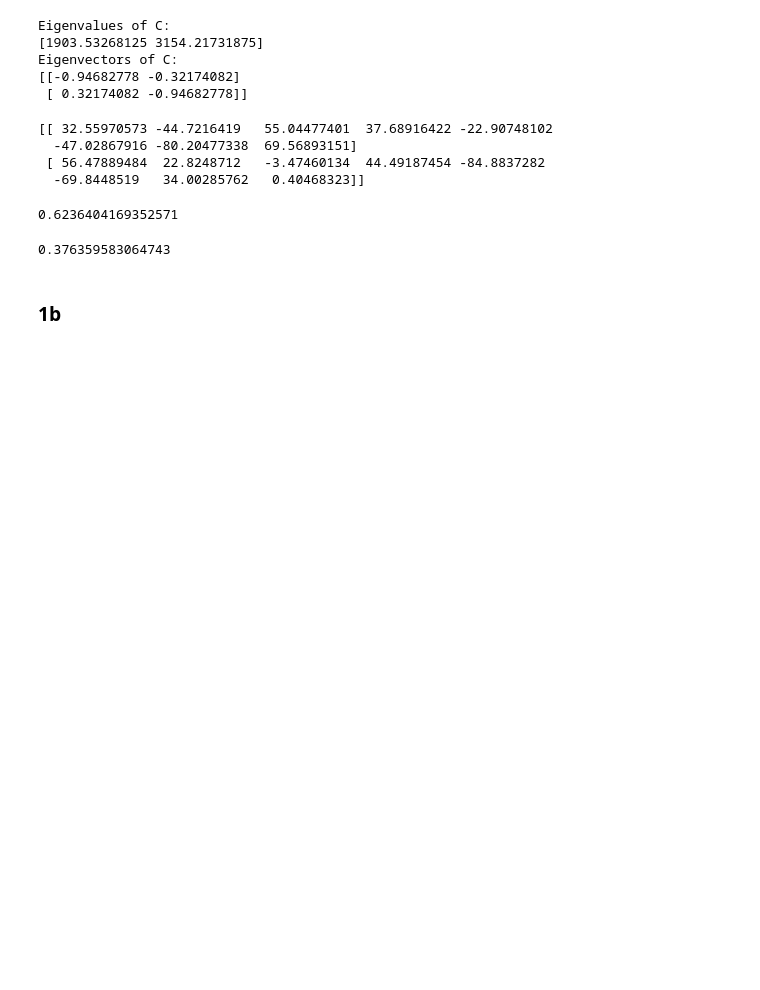
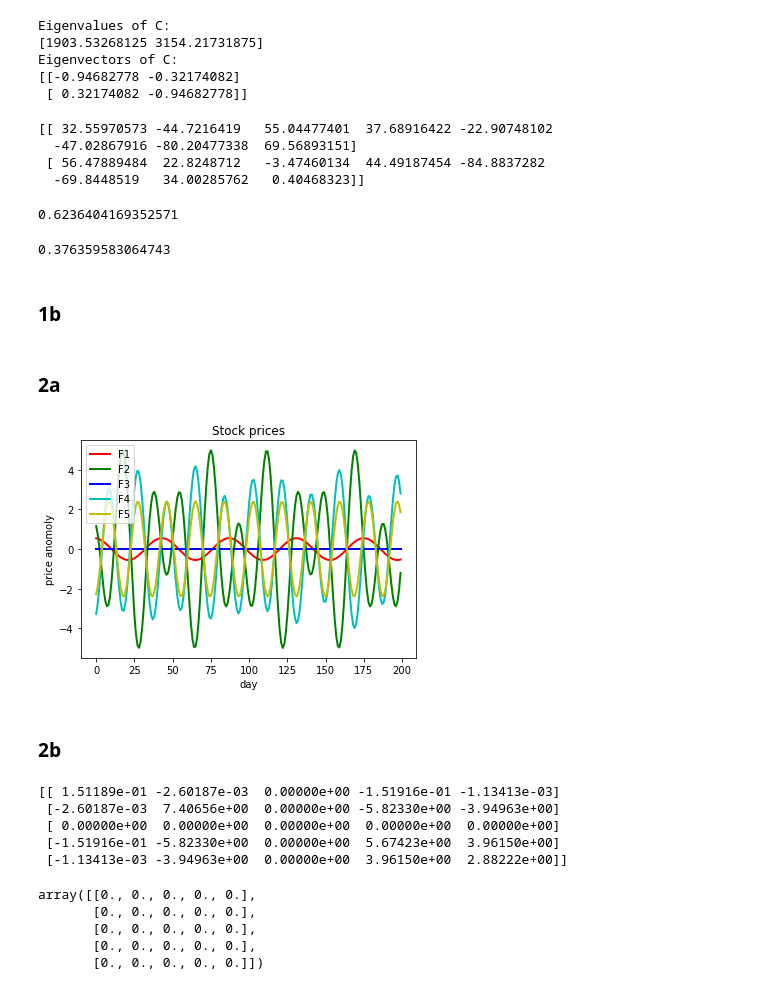
Before and after one commit to zmiller22/AM120, a Jupyter notebook: HW04/HW04.ipynb, the cells around one changed output. Cells and saved outputs as stored; diff of their text form; code cells hidden in the pictures; blank space fills up the shorter version.

```diff
--- a/HW04/HW04.ipynb
+++ b/HW04/HW04.ipynb
@@ -45,3 +45,5 @@ eigvals[0]/np.sum(eigvals)
 0.376359583064743
 # %% [markdown]
 ### 1b
+# %% [markdown]
+### 2a
@@ -47,0 +54,47 @@ eigvals[0]/np.sum(eigvals)
+# %%
+# Create the data
+N = 1000
+V1 = np.array([0, 1.1, 0, -1.1, -0.8]).reshape(5,1)
+V2 = np.array([0, -1, 0, 0.2, 0]).reshape(5,1)
+V3 = np.array([-1.1, 0, 0, 1.1, 0]).reshape(5,1)
+t = np.linspace(1, N, 1000)
+
+F = 3*V1*np.cos(t/3)+2*V2*np.cos(t/5)-0.5*V3*np.cos(t/7)
+# %%
+# Plot the data
+Np = 200
+tp = np.arange(0,Np).reshape(1,Np)
+
+fig1=plt.figure(1); plt.clf();
+hl1,=plt.plot(tp.T,F[0,tp].T,'r-',linewidth=2);
+hl2,=plt.plot(tp.T,F[1,tp].T,'g-',linewidth=2);
+hl3,=plt.plot(tp.T,F[2,tp].T,'b-',linewidth=2);
+hl4,=plt.plot(tp.T,F[3,tp].T,'c-',linewidth=2);
+hl5,=plt.plot(tp.T,F[4,tp].T,'y-',linewidth=2);
+plt.legend([hl1,hl2,hl3,hl4,hl5],['F1','F2','F3','F4','F5']);
+plt.xlabel('day'); plt.ylabel('price anomoly'); plt.title('Stock prices');
+# %% [output]
+[figure, added]
+# %% [markdown]
+### 2b
+# %%
+# Calculate the covariance matrix
+C = np.matmul(F,F.T)/N
+np.set_printoptions(linewidth=132)
+print(C)
+# %% [output]
+[[ 1.51189e-01 -2.60187e-03  0.00000e+00 -1.51916e-01 -1.13413e-03]
+ [-2.60187e-03  7.40656e+00  0.00000e+00 -5.82330e+00 -3.94963e+00]
+ [ 0.00000e+00  0.00000e+00  0.00000e+00  0.00000e+00  0.00000e+00]
+ [-1.51916e-01 -5.82330e+00  0.00000e+00  5.67423e+00  3.96150e+00]
+ [-1.13413e-03 -3.94963e+00  0.00000e+00  3.96150e+00  2.88222e+00]]
+# %%
+# Verify that the covaraiance matrix is symmetric by checking that C-C.T = a matrix of
+# zeros, which indicates that C = C.T
+C-C.T
+# %% [output]
+array([[0., 0., 0., 0., 0.],
+       [0., 0., 0., 0., 0.],
+       [0., 0., 0., 0., 0.],
+       [0., 0., 0., 0., 0.],
+       [0., 0., 0., 0., 0.]])
```
Also changed, not shown: parts of 29 cells of this notebook.
